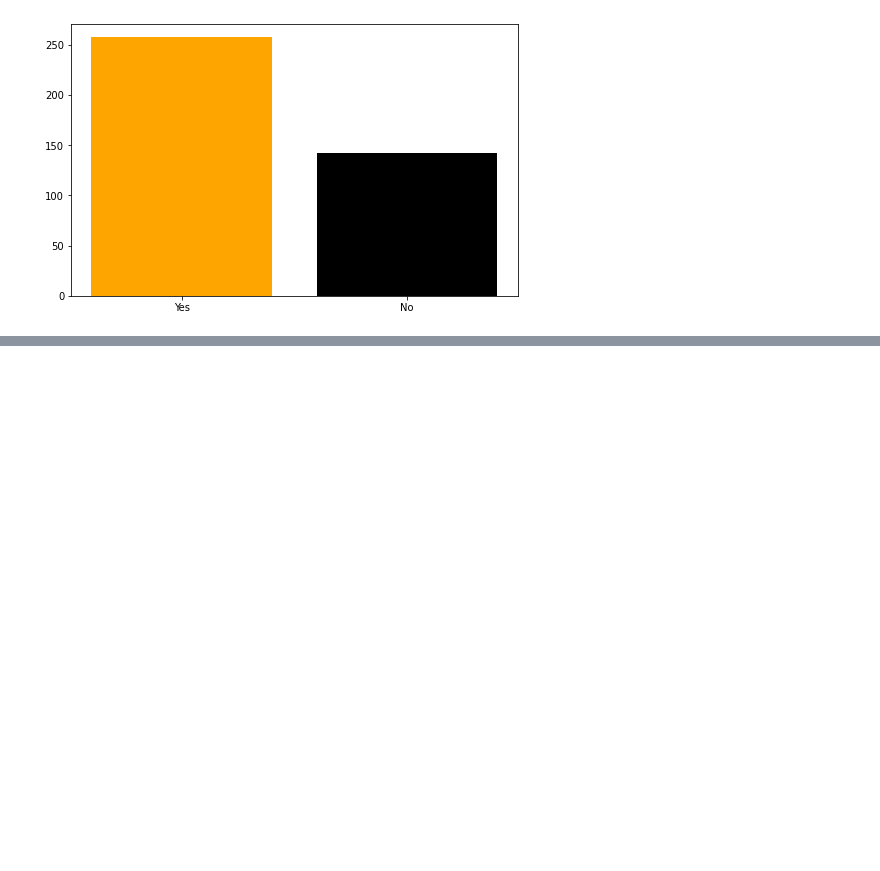
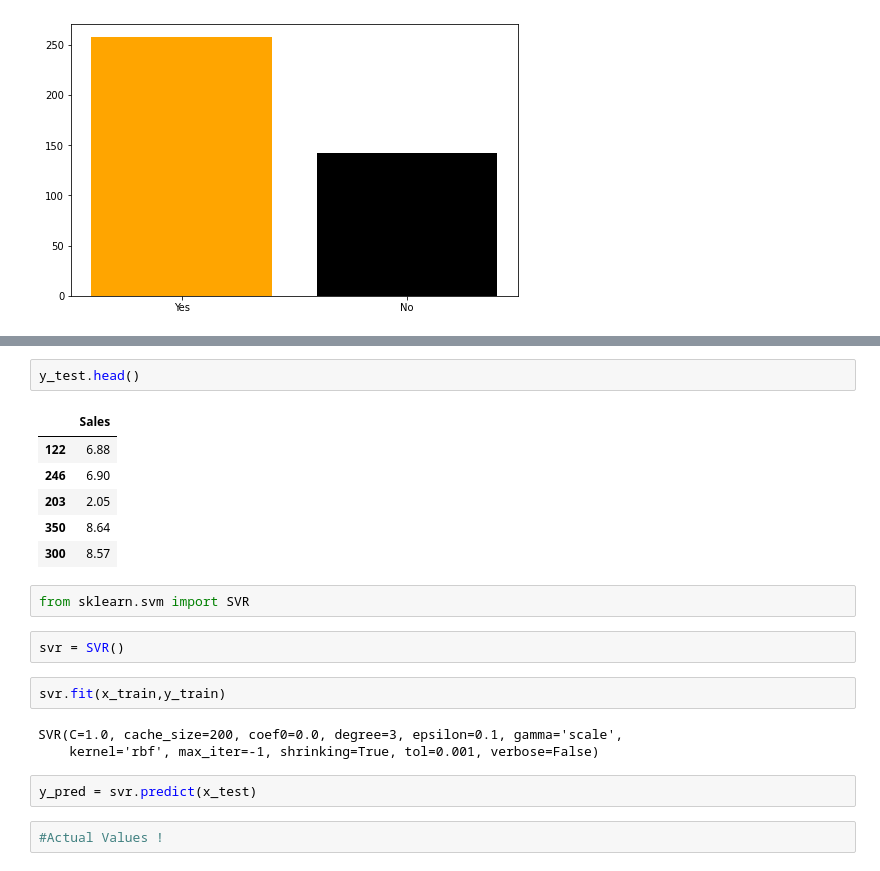
Before and after one commit to Yashwant-Code98/Covid-EDA, a Jupyter notebook: Covid_Vaccines_Analysis.ipynb, the cells around one changed output, grey strips where cells are left out. Cells and saved outputs as stored; diff of their text form; blank space fills up the shorter version.

```diff
--- a/Covid_Vaccines_Analysis.ipynb
+++ b/Covid_Vaccines_Analysis.ipynb
@@ -237,0 +274,22 @@ plt.show()
+# %%
+y_test.head()
+# %% [output]
+|  | Sales |
+| 122 | 6.88 |
+| 246 | 6.90 |
+| 203 | 2.05 |
+| 350 | 8.64 |
+| 300 | 8.57 |
+# %%
+from sklearn.svm import SVR
+# %%
+svr = SVR()
+# %%
+svr.fit(x_train,y_train)
+# %% [output]
+SVR(C=1.0, cache_size=200, coef0=0.0, degree=3, epsilon=0.1, gamma='scale',
+    kernel='rbf', max_iter=-1, shrinking=True, tol=0.001, verbose=False)
+# %%
+y_pred = svr.predict(x_test)
+# %%
+#Actual Values !
```
Also changed, not shown: parts of 29 cells of this notebook.
